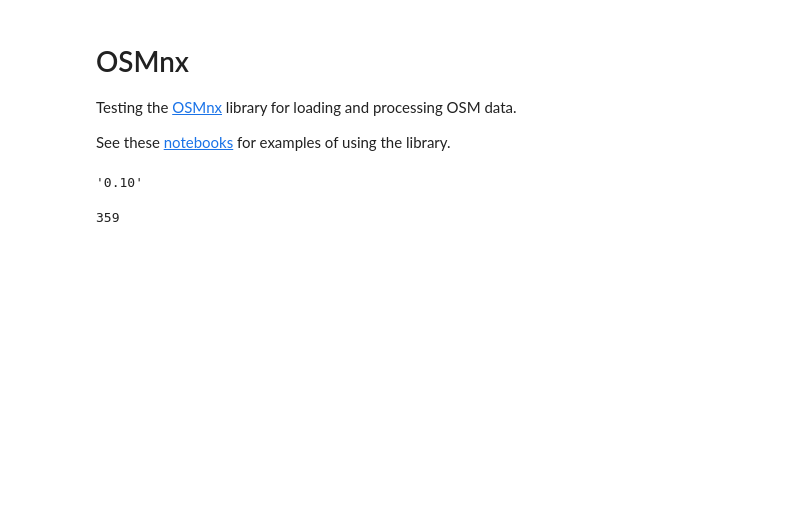
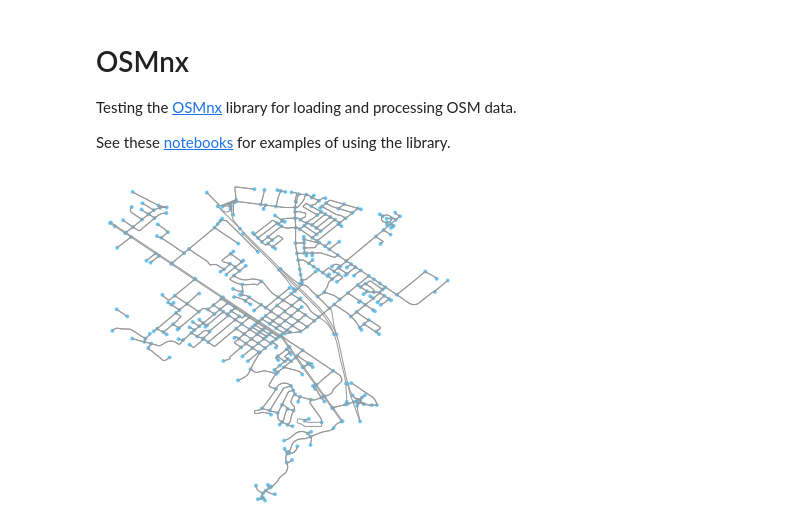
Before and after one commit to ischeinfeld/streets, a Jupyter notebook: OSMnx.ipynb, the cells around one changed output. Cells and saved outputs as stored; diff of their text form; code cells hidden in the pictures; blank space fills up the shorter version.

```diff
--- a/OSMnx.ipynb
+++ b/OSMnx.ipynb
@@ -11,16 +11,20 @@ import networkx as nx
 import itertools
 import osmnx as ox
 import glob
+import itertools
+from matplotlib import cm
 
 %matplotlib inline
 ox.config(log_console=True, use_cache=True, data_folder='')
-ox.__version__
-# %% [output]
-'0.10'
 # %%
 graphml_fnames = glob.glob('data/boeing_dataverse/06-CA-cities-street_networks-graphml/*.graphml')
+# %%
+def remove_parallels(G):
+    parallel_edges = [(u, v, key) for (u, v, key) in G.edges(keys=True) if key != 0]
+    G.remove_edges_from(parallel_edges)
 # %%
-G = ox.load_graphml(graphml_fnames[8])
-len(G)
+G = ox.load_graphml(graphml_fnames[1])
+remove_parallels(G)
+fig, ax = ox.plot_graph(G)
 # %% [output]
-359
+[figure, added]
```
Also changed, not shown: parts of 5 cells of this notebook.
